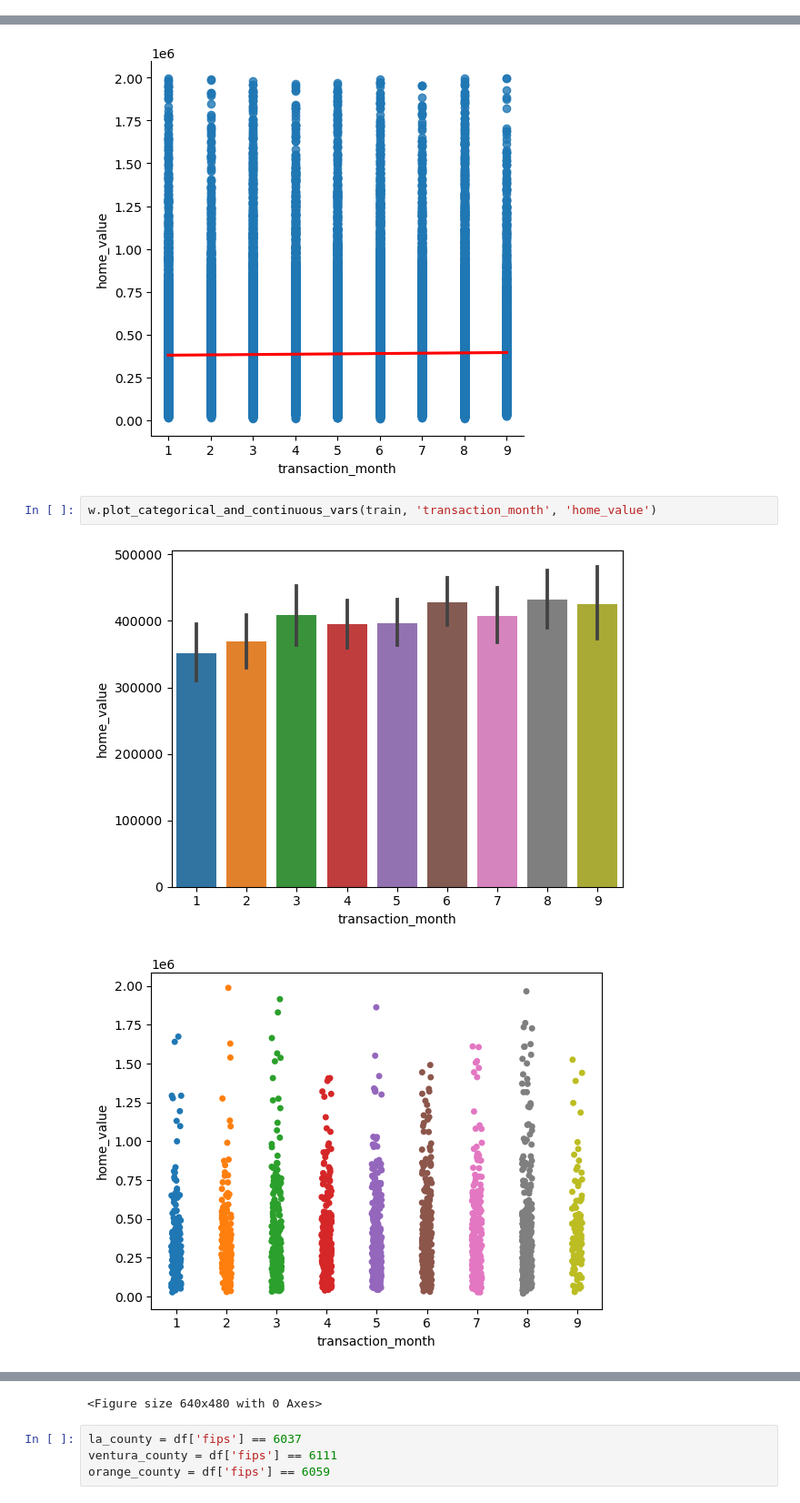
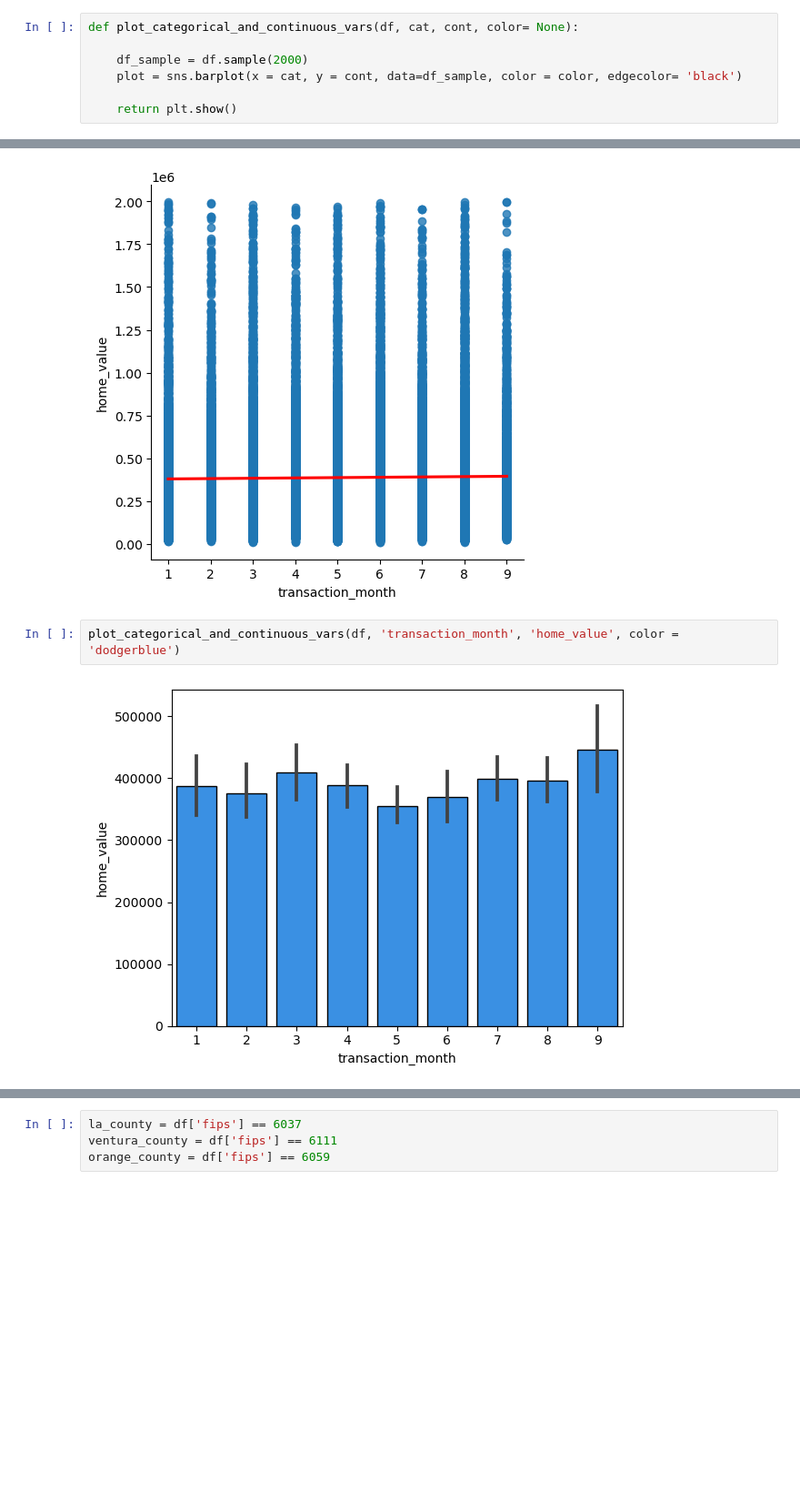
Before and after one commit to nicolas-angarita/Zillow_Project, a Jupyter notebook: working_notebook.ipynb, the cells around one changed output, grey strips where cells are left out. Shown at 91% size. Cells and saved outputs as stored; diff of their text form; blank space fills up the shorter version.

```diff
--- a/working_notebook.ipynb
+++ b/working_notebook.ipynb
@@ -222,4 +223,11 @@ train.shape, validate.shape, test.shape
 ((36128, 12), (18064, 12), (18064, 12))
 # %% [markdown]
 ## Data Exploration
+# %%
+def plot_categorical_and_continuous_vars(df, cat, cont, color= None):
+
+    df_sample = df.sample(2000)
+    plot = sns.barplot(x = cat, y = cont, data=df_sample, color = color, edgecolor= 'black')
+
+    return plt.show()
 # %%
@@ -305,7 +322,6 @@ plt.show()
 # %% [output]
 [figure]
 # %%
-w.plot_categorical_and_continuous_vars(train, 'transaction_month', 'home_value')
+plot_categorical_and_continuous_vars(df, 'transaction_month', 'home_value', color = 'dodgerblue')
 # %% [output]
-[figure, old version]
+[figure, new version]
-[figure, removed]
@@ -313,4 +328,3 @@ w.plot_categorical_and_continuous_vars(train, 'transaction_month', 'home_value')
-<Figure size 640x480 with 0 Axes>
 # %%
 la_county = df['fips'] == 6037
 ventura_county = df['fips'] == 6111
```
Also changed, not shown: parts of 13 cells of this notebook, 3 other files.
